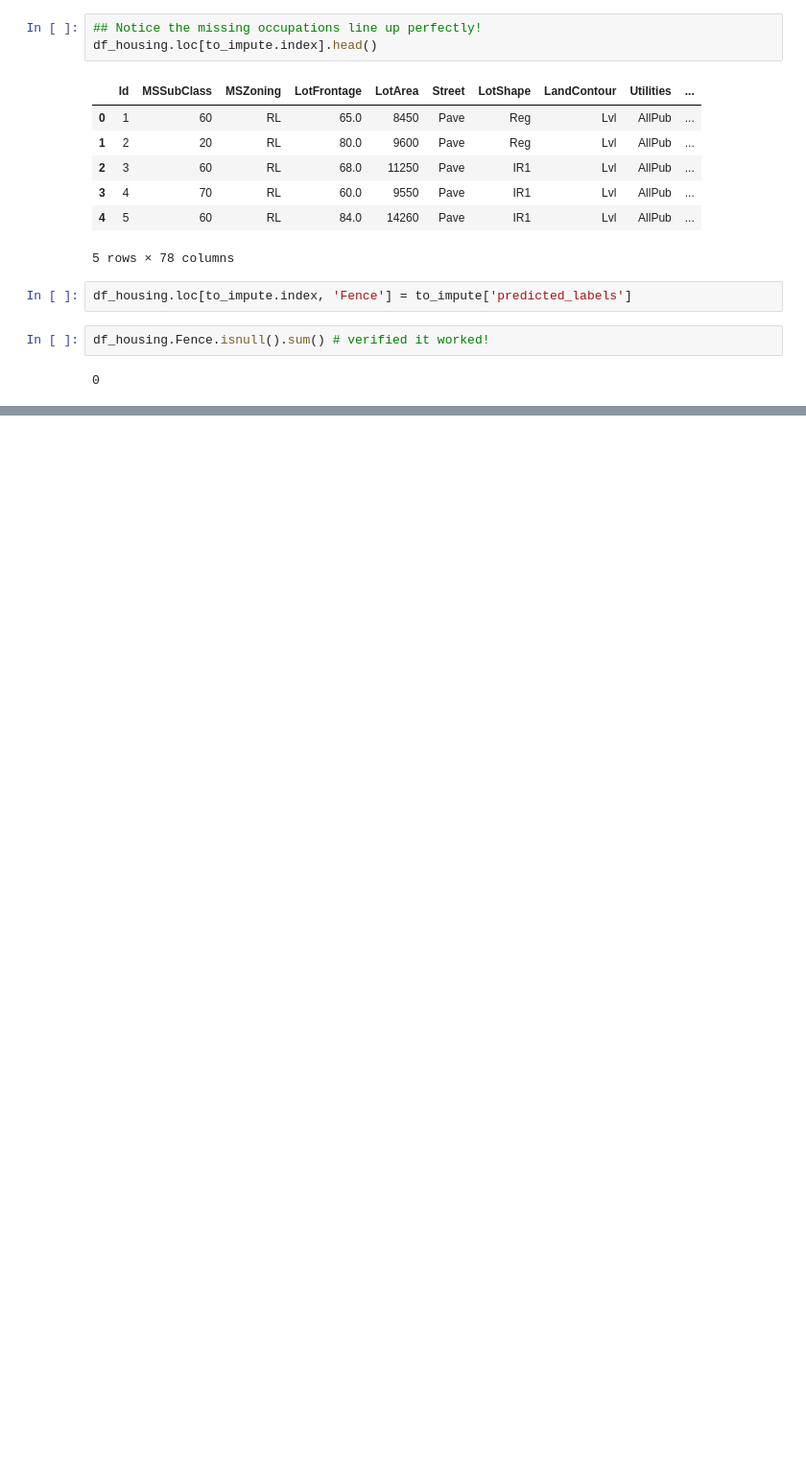
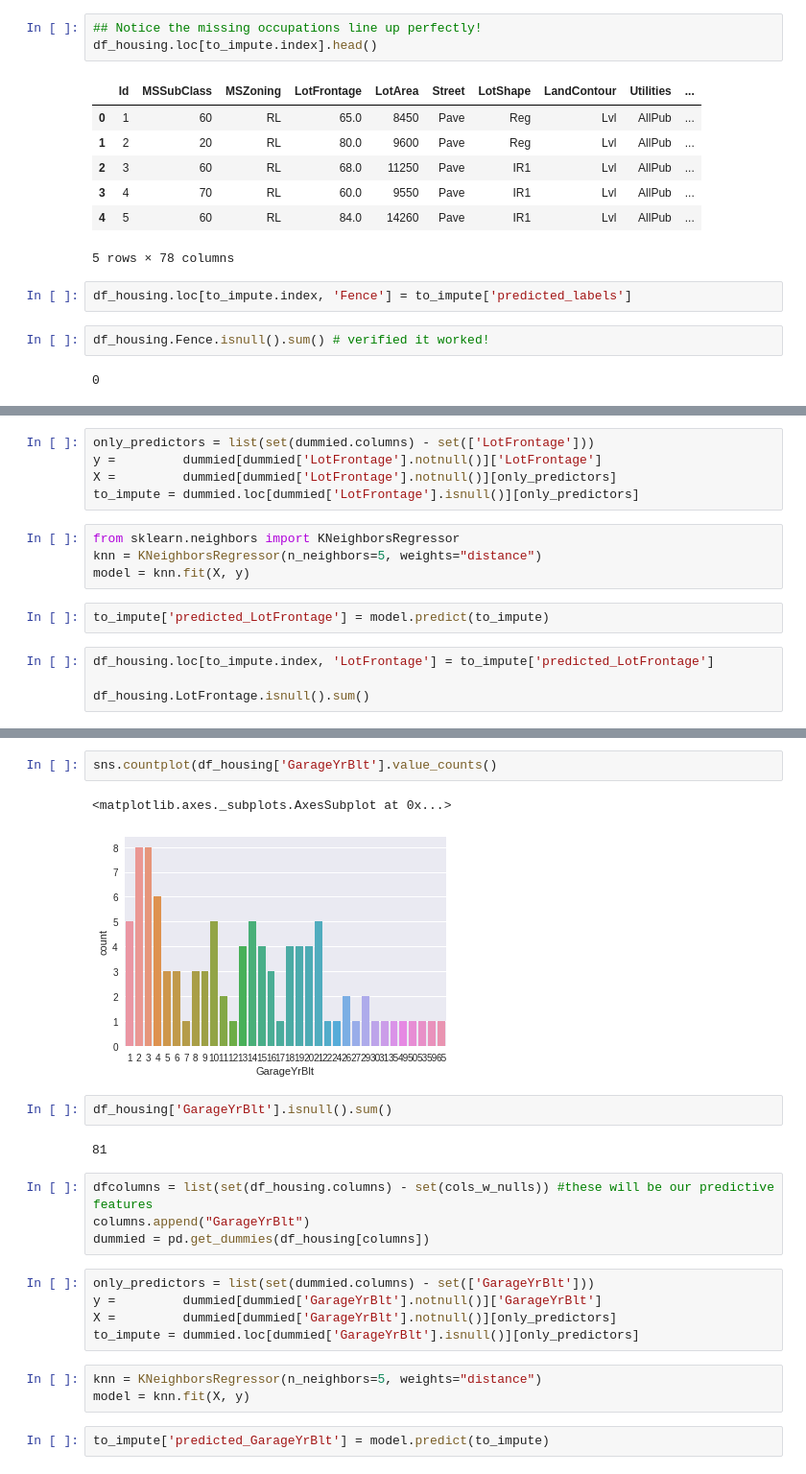
Before and after one commit to shammer83/Housing_pricing, a Jupyter notebook: ipynb/00 - Data_Cleaning.ipynb, the cells around one changed output, grey strips where cells are left out. Shown at 96% size. Saved outputs shown, nothing was run; the diff lists cells and outputs as text; blank space fills up the shorter version.

```diff
--- a/ipynb/00 - Data_Cleaning.ipynb
+++ b/ipynb/00 - Data_Cleaning.ipynb
@@ -223,0 +301,15 @@ df_housing.Fence.isnull().sum() # verified it worked!
+# %%
+only_predictors = list(set(dummied.columns) - set(['LotFrontage']))
+y =         dummied[dummied['LotFrontage'].notnull()]['LotFrontage']
+X =         dummied[dummied['LotFrontage'].notnull()][only_predictors]
+to_impute = dummied.loc[dummied['LotFrontage'].isnull()][only_predictors]
+# %%
+from sklearn.neighbors import KNeighborsRegressor
+knn = KNeighborsRegressor(n_neighbors=5, weights="distance")
+model = knn.fit(X, y)
+# %%
+to_impute['predicted_LotFrontage'] = model.predict(to_impute)
+# %%
+df_housing.loc[to_impute.index, 'LotFrontage'] = to_impute['predicted_LotFrontage']
+
+df_housing.LotFrontage.isnull().sum()
@@ -223,0 +322,23 @@ df_housing.Fence.isnull().sum() # verified it worked!
+# %%
+sns.countplot(df_housing['GarageYrBlt'].value_counts()
+# %% [output]
+<matplotlib.axes._subplots.AxesSubplot at 0x...>
+[figure, added]
+# %%
+df_housing['GarageYrBlt'].isnull().sum()
+# %% [output]
+81
+# %%
+dfcolumns = list(set(df_housing.columns) - set(cols_w_nulls)) #these will be our predictive features
+columns.append("GarageYrBlt")
+dummied = pd.get_dummies(df_housing[columns])
+# %%
+only_predictors = list(set(dummied.columns) - set(['GarageYrBlt']))
+y =         dummied[dummied['GarageYrBlt'].notnull()]['GarageYrBlt']
+X =         dummied[dummied['GarageYrBlt'].notnull()][only_predictors]
+to_impute = dummied.loc[dummied['GarageYrBlt'].isnull()][only_predictors]
+# %%
+knn = KNeighborsRegressor(n_neighbors=5, weights="distance")
+model = knn.fit(X, y)
+# %%
+to_impute['predicted_GarageYrBlt'] = model.predict(to_impute)
```
Also changed, not shown: parts of 13 cells of this notebook.
